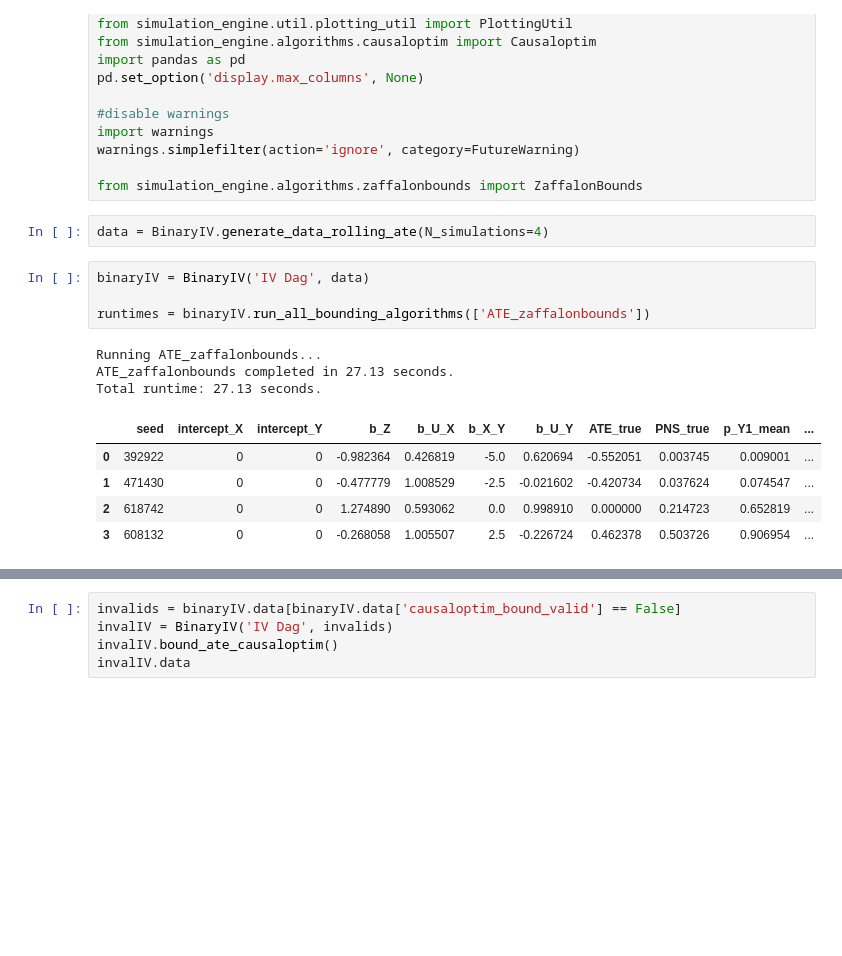
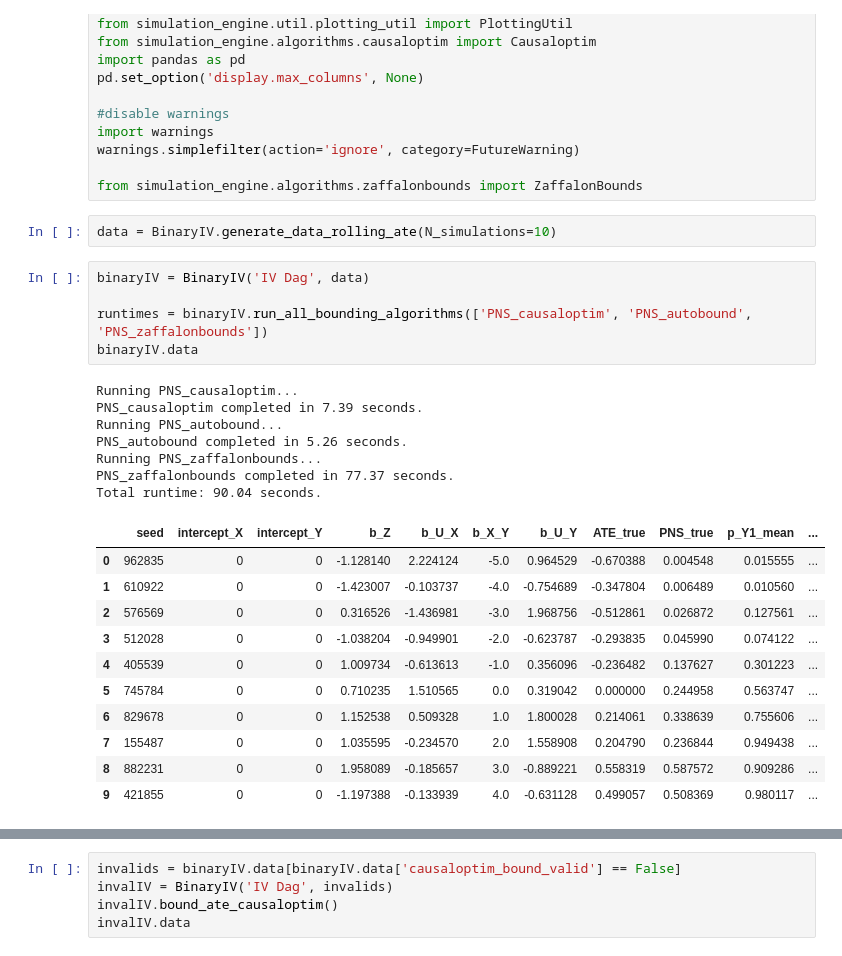
Before and after one commit to tmaringgele/causal-bounds, a Jupyter notebook: simulation_engine/test.ipynb, the cells around one changed output, grey strips where cells are left out. Saved outputs shown, nothing was run; the diff lists cells and outputs as text; blank space fills up the shorter version.

Commit message:
PNS for Zaffalon

```diff
--- a/simulation_engine/test.ipynb
+++ b/simulation_engine/test.ipynb
@@ -22,20 +22,31 @@ warnings.simplefilter(action='ignore', category=FutureWarning)
 
 from simulation_engine.algorithms.zaffalonbounds import ZaffalonBounds
 # %%
-data = BinaryIV.generate_data_rolling_ate(N_simulations=4)
+data = BinaryIV.generate_data_rolling_ate(N_simulations=10)
 # %%
 binaryIV = BinaryIV('IV Dag', data)
 
-runtimes = binaryIV.run_all_bounding_algorithms(['ATE_zaffalonbounds'])
+runtimes = binaryIV.run_all_bounding_algorithms(['PNS_causaloptim', 'PNS_autobound', 'PNS_zaffalonbounds'])
+binaryIV.data
 # %% [output]
-Running ATE_zaffalonbounds...
-ATE_zaffalonbounds completed in 27.13 seconds.
-Total runtime: 27.13 seconds.
+Running PNS_causaloptim...
+PNS_causaloptim completed in 7.39 seconds.
+Running PNS_autobound...
+PNS_autobound completed in 5.26 seconds.
+Running PNS_zaffalonbounds...
+PNS_zaffalonbounds completed in 77.37 seconds.
+Total runtime: 90.04 seconds.
 |  | seed | intercept_X | intercept_Y | b_Z | b_U_X | b_X_Y | b_U_Y | ATE_true | PNS_true | p_Y1_mean | ... |
-| 0 | 392922 | 0 | 0 | -0.982364 | 0.426819 | -5.0 | 0.620694 | -0.552051 | 0.003745 | 0.009001 | ... |
-| 1 | 471430 | 0 | 0 | -0.477779 | 1.008529 | -2.5 | -0.021602 | -0.420734 | 0.037624 | 0.074547 | ... |
-| 2 | 618742 | 0 | 0 | 1.274890 | 0.593062 | 0.0 | 0.998910 | 0.000000 | 0.214723 | 0.652819 | ... |
-| 3 | 608132 | 0 | 0 | -0.268058 | 1.005507 | 2.5 | -0.226724 | 0.462378 | 0.503726 | 0.906954 | ... |
+| 0 | 962835 | 0 | 0 | -1.128140 | 2.224124 | -5.0 | 0.964529 | -0.670388 | 0.004548 | 0.015555 | ... |
+| 1 | 610922 | 0 | 0 | -1.423007 | -0.103737 | -4.0 | -0.754689 | -0.347804 | 0.006489 | 0.010560 | ... |
+| 2 | 576569 | 0 | 0 | 0.316526 | -1.436981 | -3.0 | 1.968756 | -0.512861 | 0.026872 | 0.127561 | ... |
+| 3 | 512028 | 0 | 0 | -1.038204 | -0.949901 | -2.0 | -0.623787 | -0.293835 | 0.045990 | 0.074122 | ... |
+| 4 | 405539 | 0 | 0 | 1.009734 | -0.613613 | -1.0 | 0.356096 | -0.236482 | 0.137627 | 0.301223 | ... |
+| 5 | 745784 | 0 | 0 | 0.710235 | 1.510565 | 0.0 | 0.319042 | 0.000000 | 0.244958 | 0.563747 | ... |
+| 6 | 829678 | 0 | 0 | 1.152538 | 0.509328 | 1.0 | 1.800028 | 0.214061 | 0.338639 | 0.755606 | ... |
+| 7 | 155487 | 0 | 0 | 1.035595 | -0.234570 | 2.0 | 1.558908 | 0.204790 | 0.236844 | 0.949438 | ... |
+| 8 | 882231 | 0 | 0 | 1.958089 | -0.185657 | 3.0 | -0.889221 | 0.558319 | 0.587572 | 0.909286 | ... |
+| 9 | 421855 | 0 | 0 | -1.197388 | -0.133939 | 4.0 | -0.631128 | 0.499057 | 0.508369 | 0.980117 | ... |
 # %%
 algorithms = list(runtimes['runtimes'].keys())
 PlottingUtil.print_bound_statistics(binaryIV.data, algorithms)
```
Also changed, not shown: parts of 1 cell of this notebook, 1 other file.
